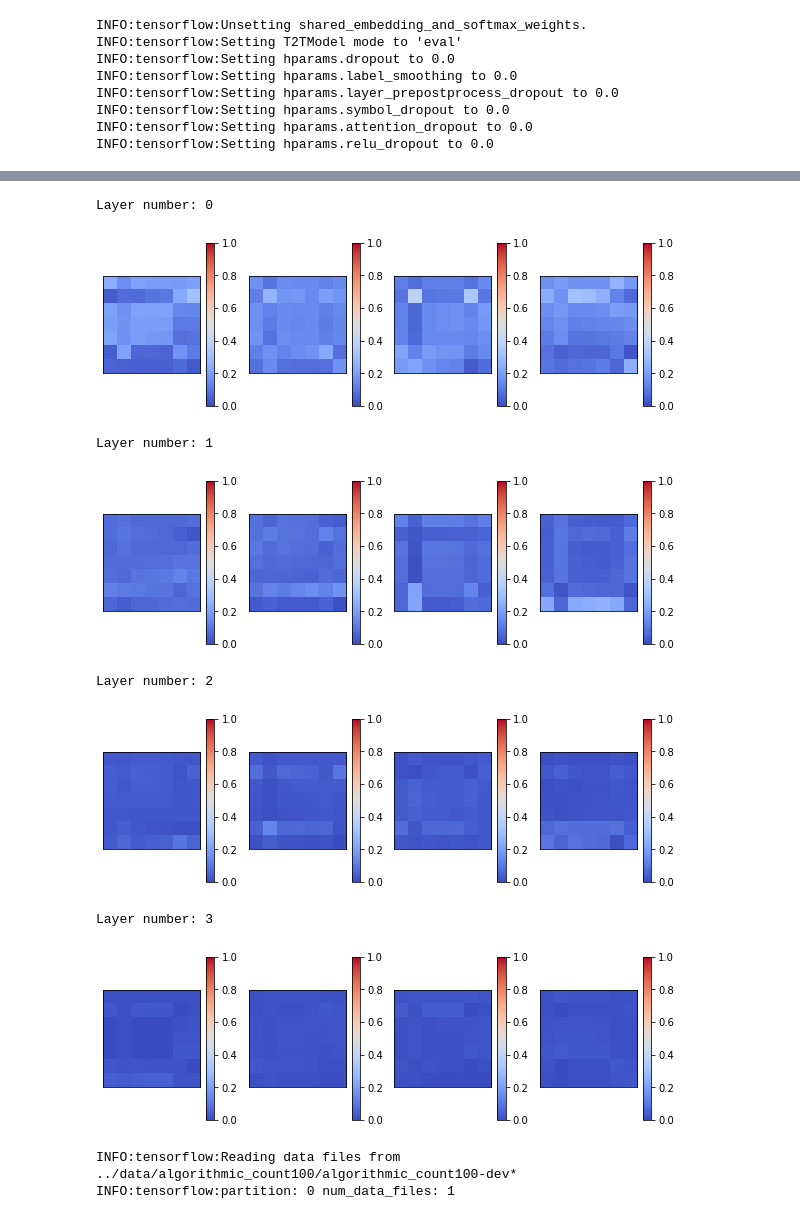
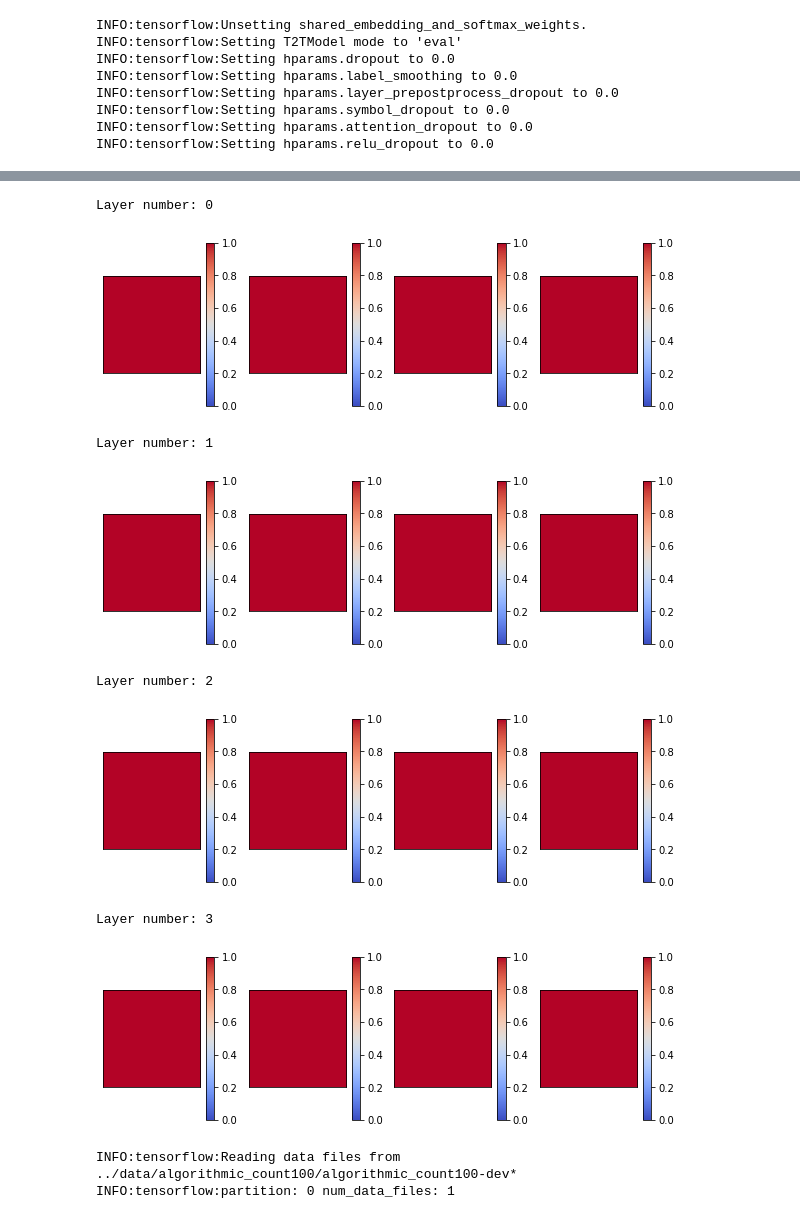
Before and after one commit to samiraabnar/tensor2tensor, a Jupyter notebook: notebooks/analyze_alg_count.ipynb, the cells around one changed output, grey strips where cells are left out. Cells and saved outputs as stored; diff of their text form; code cells hidden in the pictures.

```diff
--- a/notebooks/analyze_alg_count.ipynb
+++ b/notebooks/analyze_alg_count.ipynb
@@ -113,10 +113,10 @@ def get_att_mats(model):
       "bottomup_transformer_encoder/body/encoder/layer_%i/self_attention/multihead_attention/bottom_up_dot_product_attention/assignment_weights" % i]
     weight = model.attention_weights[
       "bottomup_transformer_encoder/body/encoder/layer_%i/self_attention/multihead_attention/bottom_up_dot_product_attention/weights" % i]
-    presence_q = model.attention_weights[
-      "bottomup_transformer_encoder/body/encoder/layer_%i/self_attention/multihead_attention/bottom_up_dot_product_attention/q_presence_probs" % i]
-    presence_q_logit = model.attention_weights[
-      "bottomup_transformer_encoder/body/encoder/layer_%i/self_attention/multihead_attention/bottom_up_dot_product_attention/q_presence_logits" % i]
+    presence_q = None
+    # model.attention_weights["bottomup_transformer_encoder/body/encoder/layer_%i/self_attention/multihead_attention/bottom_up_dot_product_attention/q_presence_probs" % i]
+    presence_q_logit = None
+    #model.attention_weights["bottomup_transformer_encoder/body/encoder/layer_%i/self_attention/multihead_attention/bottom_up_dot_product_attention/q_presence_logits" % i]
 
     q_presence_mat = model.attention_weights[
       "bottomup_transformer_encoder/body/encoder/layer_%i/self_attention/multihead_attention/bottom_up_dot_product_attention/q_presence_mat" % i]
@@ -257,14 +239,14 @@ Layer number: 3
 # %%
-plot_mat_per_layer(weights)
+plot_mat_per_layer(k_presence_mats)
 # %% [output]
 Layer number: 0
-[figure, old version]
+[figure, new version]
 Layer number: 1
-[figure, old version]
+[figure, new version]
 Layer number: 2
-[figure, old version]
+[figure, new version]
 Layer number: 3
-[figure, old version]
+[figure, new version]
 # %%
 # Setup the training data
 BATCH_SIZE = 1
```
Also changed, not shown: parts of 5 cells of this notebook, 2 other files.
